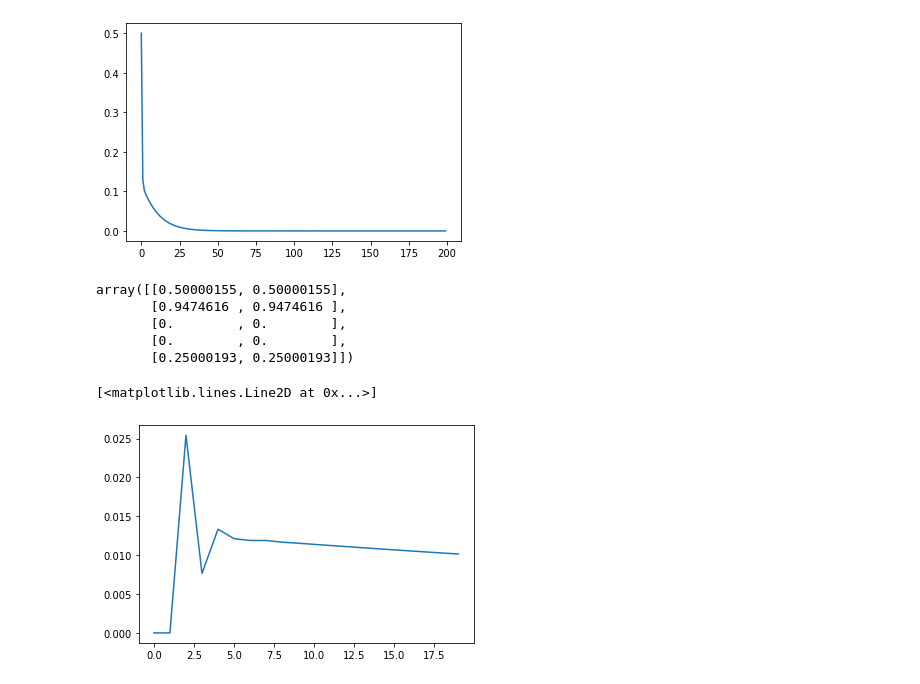
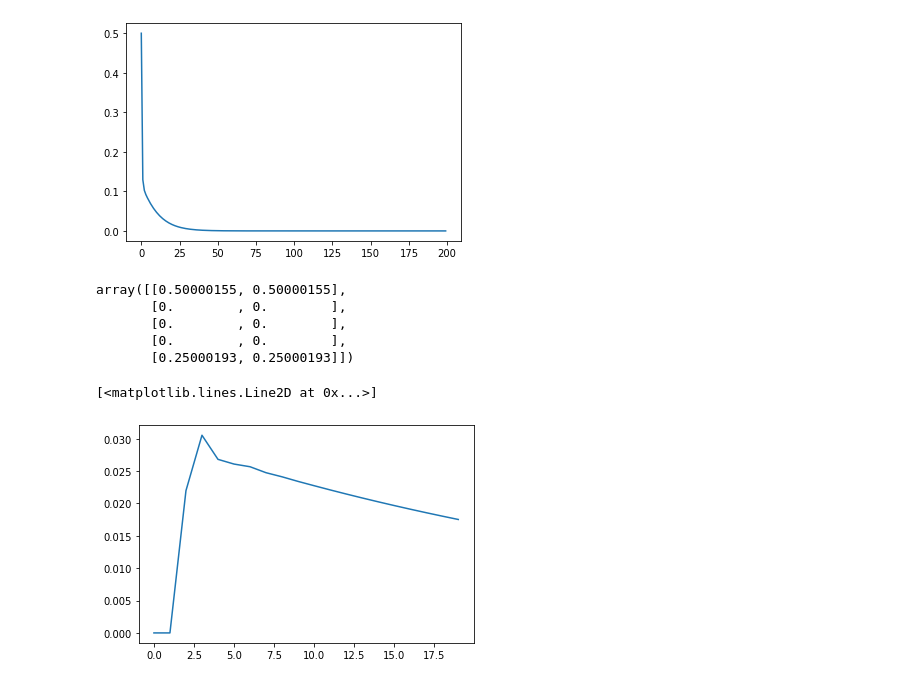
Before and after one commit to SeanScripts/graph-backprop, a Jupyter notebook: graph_backprop.ipynb, the cells around one changed output. Cells and saved outputs as stored; diff of their text form; code cells hidden in the pictures.

```diff
--- a/graph_backprop.ipynb
+++ b/graph_backprop.ipynb
@@ -117,7 +117,7 @@ class GraphNet:
             if input_vals.ndim == 1 and t == 0:
                 # Single value input
                 input_state[self.input_nodes] = input_vals
-            else:
+            elif input_vals.ndim == 2:
                 # Sequence input
                 if t < input_vals.shape[0]:
                     input_state[self.input_nodes] = input_vals[t]
@@ -873,7 +823,7 @@ plt.plot(errs_bpc)
 bpcheck.get_output([0,1], 12, 5)
 # %% [output]
 array([[0.50000155, 0.50000155],
-       [0.9474616 , 0.9474616 ],
+       [0.        , 0.        ],
        [0.        , 0.        ],
        [0.        , 0.        ],
        [0.25000193, 0.25000193]])
@@ -885,10 +835,10 @@ fc.connect(5,6)
 #fc.activation(6, 'sigma')
 fc.init_markov()
 # %%
-plt.plot(fc.stepn([1], 20))
+plt.plot(fc.get_output([1], 20, 20))
 # %% [output]
 [<matplotlib.lines.Line2D at 0x...>]
-[figure, old version]
+[figure, new version]
 # %%
 fc.backprop([[1]], [[1]], delay=10)
 # %% [output]
```
Also changed, not shown: parts of 7 cells of this notebook.
